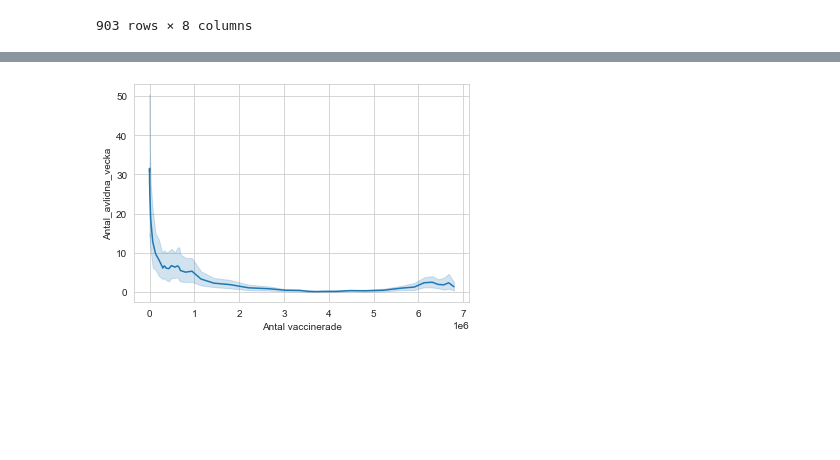
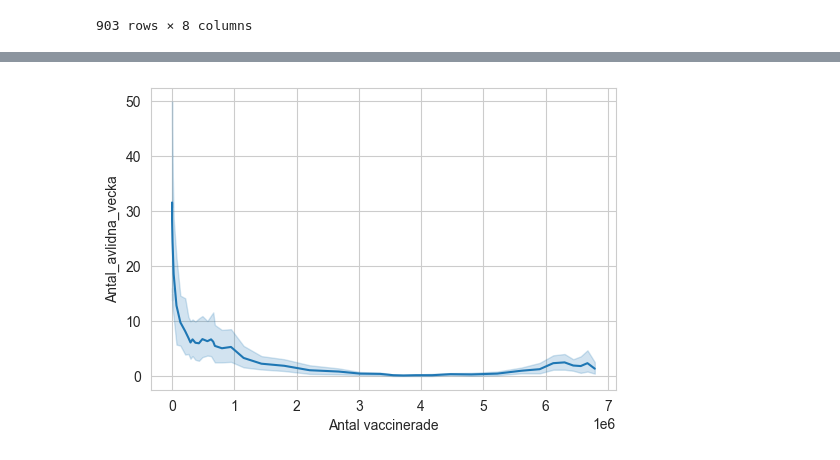
Before and after one commit to AmalDerbali/Databehandling_AmalDerbali, a Jupyter notebook: Lab/Covid_labb.ipynb, the cells around one changed output, grey strips where cells are left out. Saved outputs shown, nothing was run; the diff lists cells and outputs as text; code cells hidden in the pictures; blank space fills up the shorter version.

```diff
--- a/Lab/Covid_labb.ipynb
+++ b/Lab/Covid_labb.ipynb
@@ -500,4 +502,5 @@ fig1 = sns.lineplot(data=covid_vaccin, x="Antal vaccinerade", y="Antal_intensivv
 # %%
+plt.figure(dpi=100)
 fig2 = sns.lineplot(data=covid_vaccin, x="Antal vaccinerade", y="Antal_avlidna_vecka")
 # %% [output]
-[figure, old version]
+[figure, new version]
```
Also changed, not shown: parts of 2 cells of this notebook.
